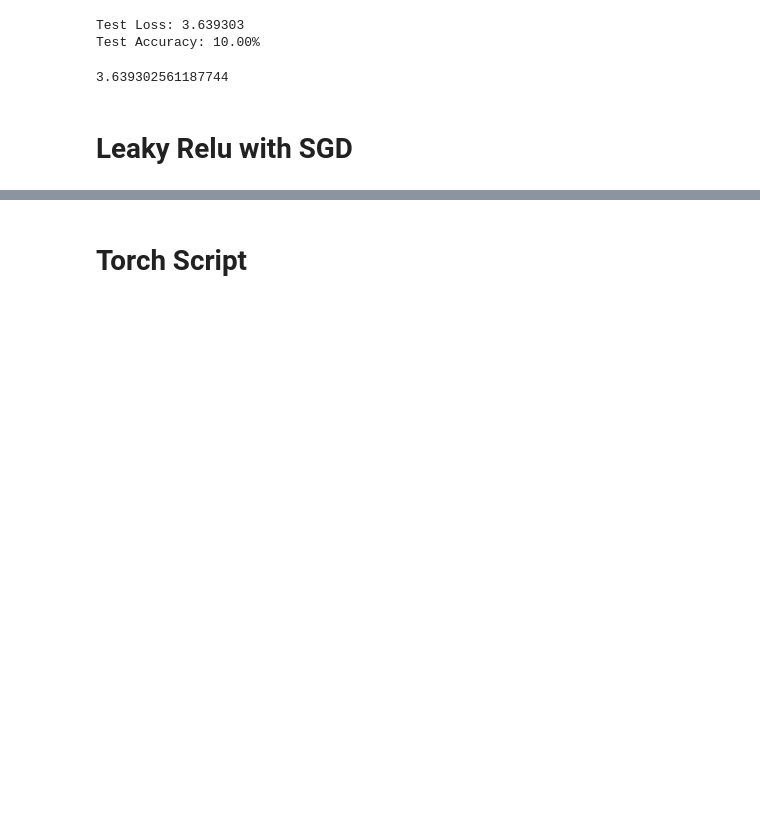
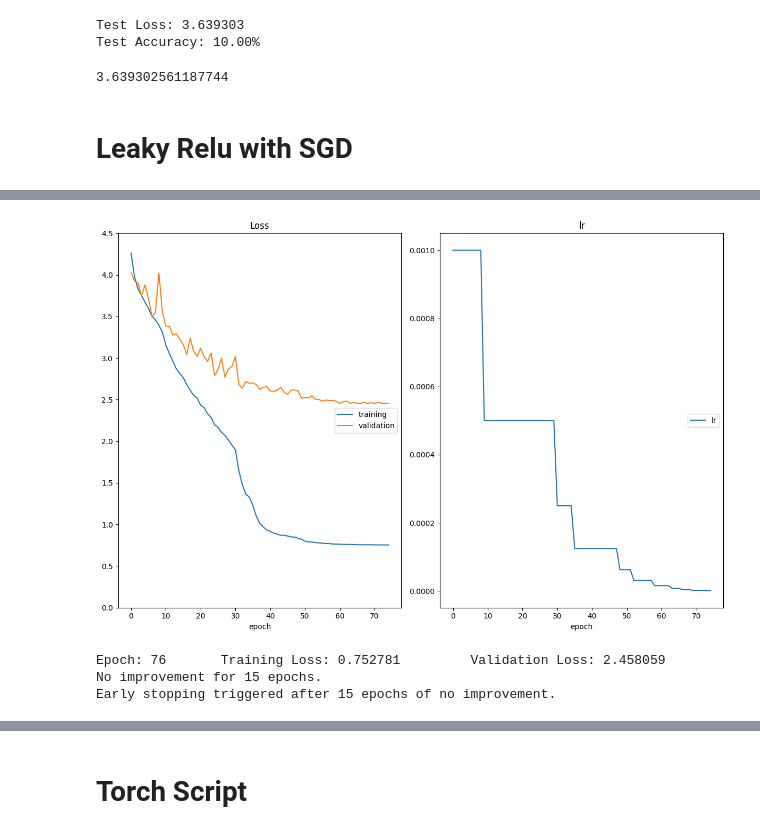
Before and after one commit to regokan/deep-vision-lab, a Jupyter notebook: cnn/landmark_classification/cnn_from_scratch.ipynb, the cells around one changed output, grey strips where cells are left out. Drawn from its saved outputs; the diff is of its cells as text; code cells hidden in the pictures; blank space fills up the shorter version.

```diff
--- a/cnn/landmark_classification/cnn_from_scratch.ipynb
+++ b/cnn/landmark_classification/cnn_from_scratch.ipynb
@@ -650,0 +666,14 @@ one_epoch_test(data_loaders["test"], model, loss)
+# %%
+batch_size = 128  # Higher batch size can help stabilize gradients, but requires more memory
+valid_size = 0.15  # 15% for validation
+num_epochs = 100  # Start with a smaller number to avoid long training times
+num_classes = 50  # Number of classes, unchanged
+dropout = 0.4  # Increase dropout to reduce overfitting, but not too high
+learning_rate = 0.001  # Lower learning rate for gradual learning
+opt = "adam"  # Switching to Adam for adaptive learning rates
+weight_decay = 0.0005  # Smaller regularization factor to reduce constraint on weights
+label_smoothing = 0.1  # Same as before to handle label noise
+negative_slope = 0.01  # LeakyReLU slope, unchanged
+clip_value = 0.5  # Lower clip value to prevent large gradient updates
+save_path = "checkpoints/best_val_loss_leaky_deeper_adam.pt"
+early_stopping_patience = 15  # Allow some epochs for potential improvement
@@ -650,0 +686,38 @@ one_epoch_test(data_loaders["test"], model, loss)
+# %%
+# Set up data loaders using batch_size and valid_size defined above
+data_loaders = get_data_loaders(batch_size=batch_size, valid_size=valid_size)
+
+# Instantiate model with num_classes, dropout and negative slope
+model = MyLeakyDeeperModel(
+    num_classes=num_classes, dropout=dropout, negative_slope=negative_slope
+)
+model.apply(initialize_weights)
+
+# Get the optimizer with the specified model, learning rate, optimizer type, and weight decay
+optimizer = get_optimizer(
+    model,
+    optimizer=opt,
+    learning_rate=learning_rate,
+    weight_decay=weight_decay,
+)
+
+# Get the loss function
+loss = get_loss(label_smoothing=label_smoothing)
+
+# Run the optimization process
+optimize(
+    data_loaders,
+    model,
+    optimizer,
+    loss,
+    n_epochs=num_epochs,
+    save_path=save_path,
+    interactive_tracking=True,
+    early_stopping_patience=early_stopping_patience,
+    clip_value=clip_value,
+)
+# %% [output]
+[figure, added]
+Epoch: 76       Training Loss: 0.752781         Validation Loss: 2.458059
+No improvement for 15 epochs.
+Early stopping triggered after 15 epochs of no improvement.
```
Also changed, not shown: parts of 10 cells of this notebook.
